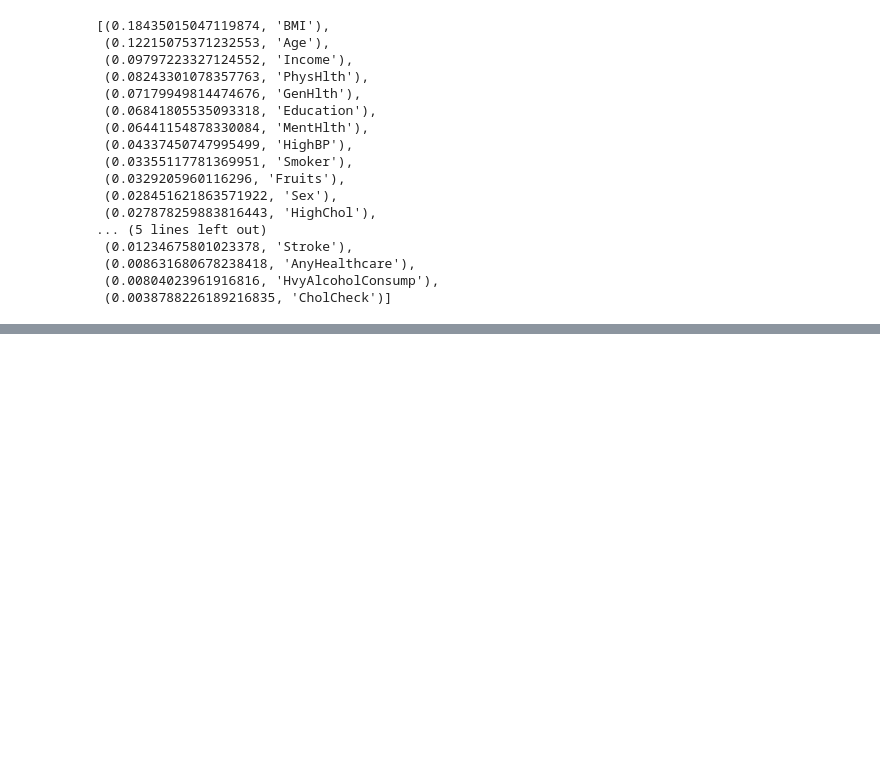
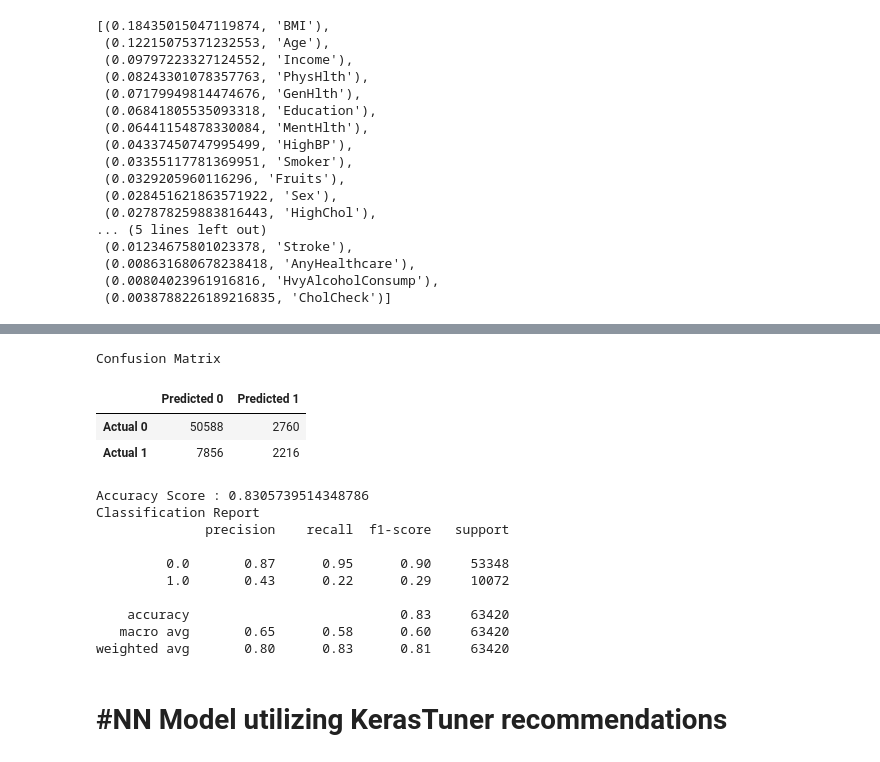
Before and after one commit to lathamlm/diabetes_prediction, a Jupyter notebook: cleaning_and_analysis.ipynb, the cells around one changed output, grey strips where cells are left out. Drawn from its saved outputs; the diff is of its cells as text; code cells hidden in the pictures; blank space fills up the shorter version.

```diff
--- a/cleaning_and_analysis.ipynb
+++ b/cleaning_and_analysis.ipynb
@@ -247,0 +281,57 @@ sorted(zip(rf_model.feature_importances_, X.columns), reverse=True)
+# %%
+#Splitting into Train and Test sets
+#Create Standardscaler
+#Fitting Standard Scaler
+#Scaling Data
+
+X_train, X_test, y_train, y_test = train_test_split(X, y, random_state=78)
+scaler = StandardScaler()
+X_scaler = scaler.fit(X_train)
+X_train_scaled = X_scaler.transform(X_train)
+X_test_scaled = X_scaler.transform(X_test)
+# %%
+# Create a random forest classifier
+# Fitting the model
+
+rf_model = RandomForestClassifier(n_estimators=500, random_state=78)
+rf_model = rf_model.fit(X_train_scaled, y_train)
+
+# Making predictions using the testing data
+
+predictions = rf_model.predict(X_test_scaled)
+# %%
+# Calculating the confusion matrix
+# Calculating the accuracy score
+# Displaying results
+
+cm2 = confusion_matrix(y_test, predictions)
+cm_df2 = pd.DataFrame(
+    cm, index=["Actual 0", "Actual 1"], columns=["Predicted 0", "Predicted 1"]
+)
+
+
+acc_score = accuracy_score(y_test, predictions)
+
+
+print("Confusion Matrix")
+display(cm_df2)
+print(f"Accuracy Score : {acc_score}")
+print("Classification Report")
+print(classification_report(y_test, predictions))
+# %% [output]
+Confusion Matrix
+|  | Predicted 0 | Predicted 1 |
+| Actual 0 | 50588 | 2760 |
+| Actual 1 | 7856 | 2216 |
+Accuracy Score : 0.8305739514348786
+Classification Report
+              precision    recall  f1-score   support
+
+         0.0       0.87      0.95      0.90     53348
+         1.0       0.43      0.22      0.29     10072
+
+    accuracy                           0.83     63420
+   macro avg       0.65      0.58      0.60     63420
+weighted avg       0.80      0.83      0.81     63420
+# %% [markdown]
+# #NN Model utilizing KerasTuner recommendations
```
Also changed, not shown: parts of 10 cells of this notebook.
